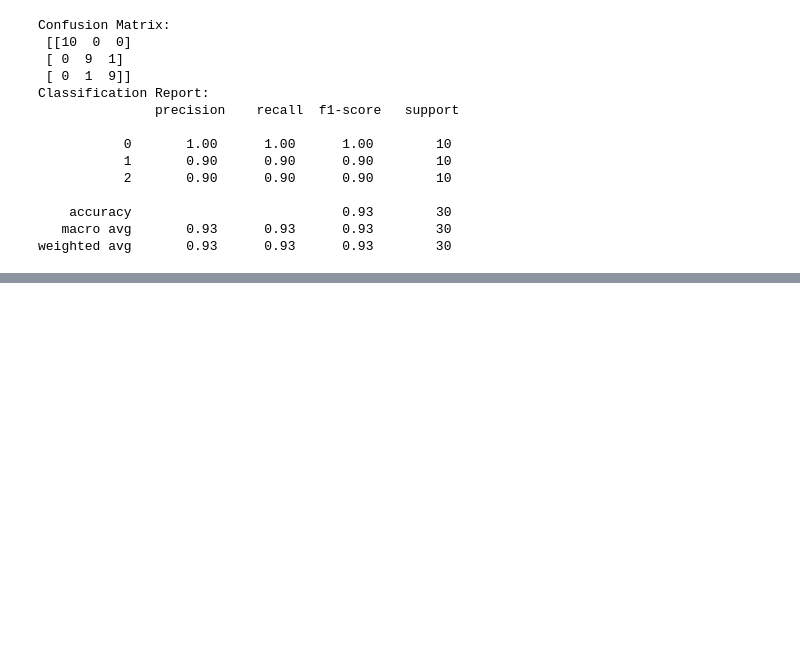
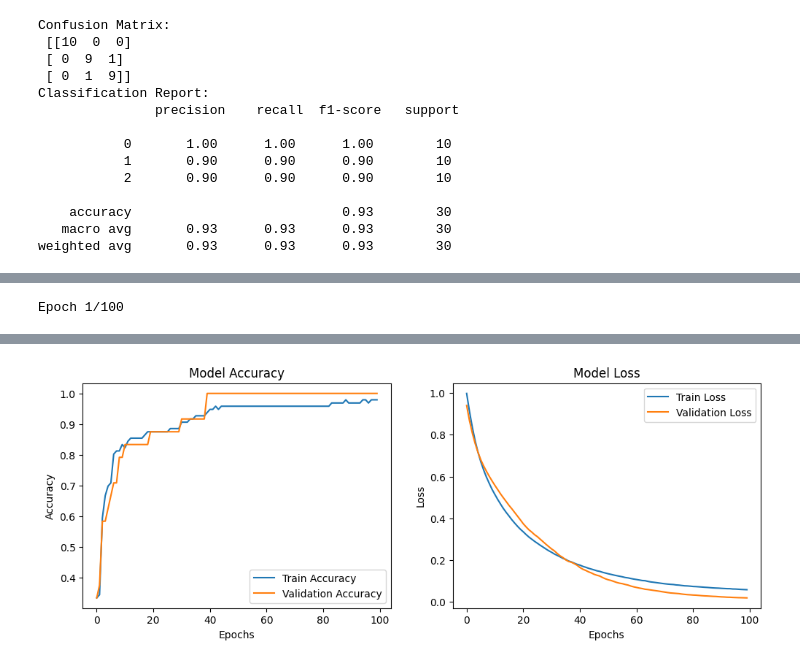
Before and after one commit to vinitvijal/Testing, a Jupyter notebook: P.ipynb, the cells around one changed output, grey strips where cells are left out. Drawn from its saved outputs; the diff is of its cells as text; code cells hidden in the pictures; blank space fills up the shorter version.

```diff
--- a/P.ipynb
+++ b/P.ipynb
@@ -389,0 +427,68 @@ weighted avg       0.93      0.93      0.93        30
+# %%
+# Artificial Neural Network with Keras
+import tensorflow as tf
+from tensorflow import keras
+from tensorflow.keras import layers
+from sklearn.model_selection import train_test_split
+from sklearn.datasets import load_iris
+from sklearn.preprocessing import StandardScaler
+import pandas as pd
+import numpy as np
+import matplotlib.pyplot as plt
+
+# Load the dataset
+iris = load_iris()
+X = pd.DataFrame(iris.data, columns=iris.feature_names)
+y = pd.Series(iris.target, name='species')
+
+# Split the data into training and testing sets
+X_train, X_test, y_train, y_test = train_test_split(
+    X, y,
+    test_size=0.2,     # 80% train, 20% test
+    stratify=y,
+    random_state=42
+)
+
+# Scale the features
+scaler = StandardScaler()
+X_train_scaled = scaler.fit_transform(X_train)
+X_test_scaled  = scaler.transform(X_test)
+
+# Create a simple feedforward neural network
+model = keras.Sequential([
+    layers.Dense(64, activation='relu', input_shape=(X_train_scaled.shape[1],)),
+    layers.Dense(64, activation='relu'),
+    layers.Dense(3, activation='softmax')  # 3 classes for iris dataset
+])
+
+# Compile the model
+model.compile(optimizer='adam',
+              loss='sparse_categorical_crossentropy',
+              metrics=['accuracy'])
+# Train the model
+history = model.fit(X_train_scaled, y_train, epochs=100, batch_size=32, validation_split=0.2)
+# Evaluate the model
+loss, accuracy = model.evaluate(X_test_scaled, y_test)
+print("Test Loss:", loss)
+print("Test Accuracy:", accuracy)
+
+# Plotting the training history
+plt.figure(figsize=(12, 4))
+plt.subplot(1, 2, 1)
+plt.plot(history.history['accuracy'], label='Train Accuracy')
+plt.plot(history.history['val_accuracy'], label='Validation Accuracy')
+
+plt.title('Model Accuracy')
+plt.xlabel('Epochs')
+plt.ylabel('Accuracy')
+plt.legend()
+plt.subplot(1, 2, 2)
+plt.plot(history.history['loss'], label='Train Loss')
+plt.plot(history.history['val_loss'], label='Validation Loss')
+plt.title('Model Loss')
+plt.xlabel('Epochs')
+plt.ylabel('Loss')
+plt.legend()
+plt.show()
+# %% [output]
+Epoch 1/100
@@ -389,0 +512 @@ weighted avg       0.93      0.93      0.93        30
+[figure, added]
```
Also changed, not shown: parts of 5 cells of this notebook.
